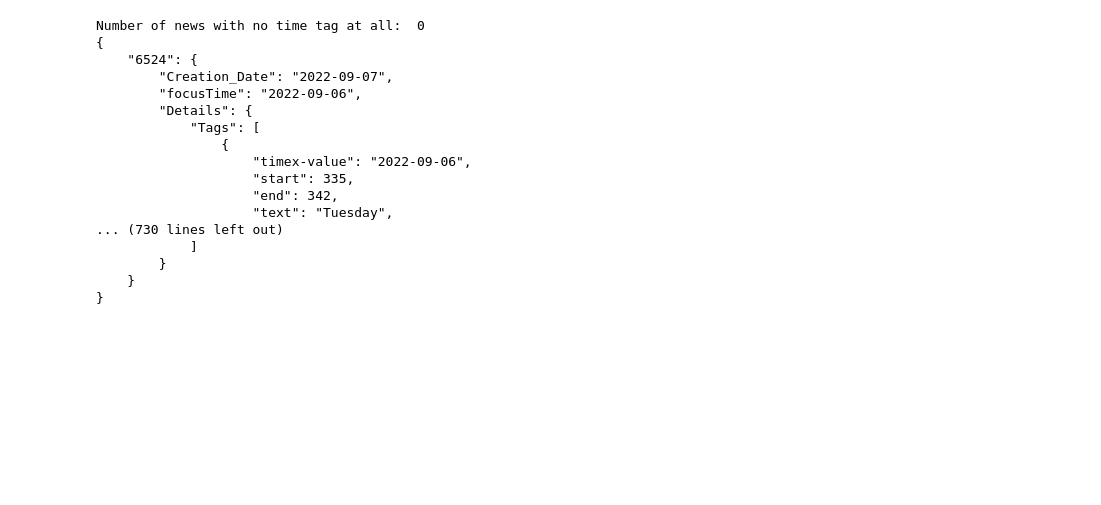
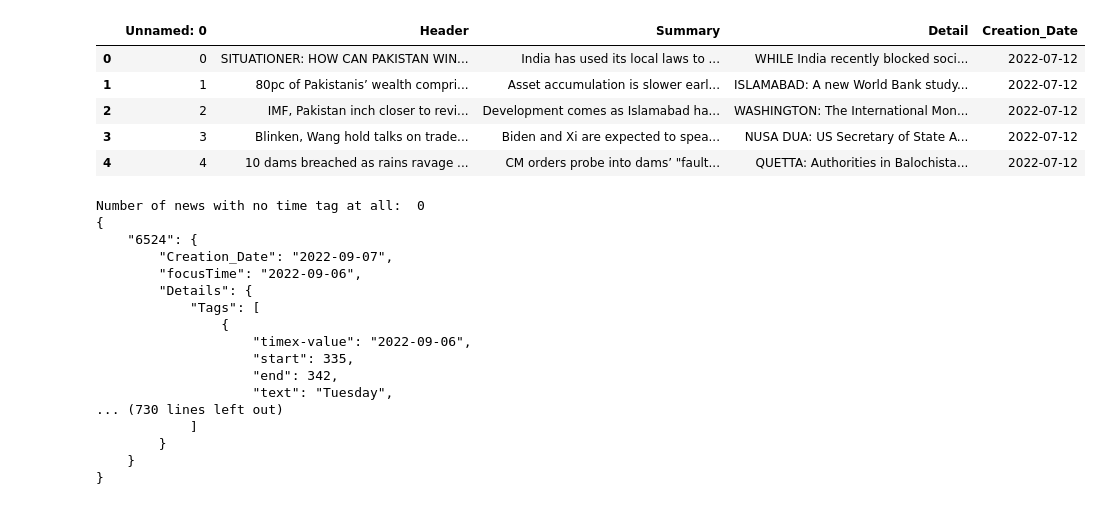
Before and after one commit to DanyalFaheem/NAaaS, a Jupyter notebook: Temporal specificity/temporal.ipynb, the cells around one changed output. Saved outputs shown, nothing was run; the diff lists cells and outputs as text; code cells hidden in the pictures; blank space fills up the shorter version.

```diff
--- a/Temporal specificity/temporal.ipynb
+++ b/Temporal specificity/temporal.ipynb
@@ -28,20 +28,27 @@
 # %%
 # len(timeData)
 import glob
 import pandas as pd
 import pathlib
 li = []
-for filename in glob.iglob(r'C:\Danyal\Work\FAST\Semester 7\Final Year Project - I\Dummy Project\NAaaS\Data_Generator\2022\**\*.csv', recursive=True):
+for filename in glob.iglob(r'..\Data_Generator\2022\**\*.csv', recursive=True):
     path = pathlib.PurePath(filename)
     # print(path.parent.name)
     df = pd.read_csv(filename, index_col=None, header=0, dtype="string")
     df['Creation_Date'] = path.parent.name
     li.append(df)
 df = pd.concat(li, axis=0, ignore_index=True)
 
 # for i in range(len(timeData)):
 #     print(timeData[i]['Header'])
-# df.head()
+df.head()
+# %% [output]
+|  | Unnamed: 0 | Header | Summary | Detail | Creation_Date |
+| 0 | 0 | SITUATIONER: HOW CAN PAKISTAN WIN... | India has used its local laws to ... | WHILE India recently blocked soci... | 2022-07-12 |
+| 1 | 1 | 80pc of Pakistanis’ wealth compri... | Asset accumulation is slower earl... | ISLAMABAD: A new World Bank study... | 2022-07-12 |
+| 2 | 2 | IMF, Pakistan inch closer to revi... | Development comes as Islamabad ha... | WASHINGTON: The International Mon... | 2022-07-12 |
+| 3 | 3 | Blinken, Wang hold talks on trade... | Biden and Xi are expected to spea... | NUSA DUA: US Secretary of State A... | 2022-07-12 |
+| 4 | 4 | 10 dams breached as rains ravage ... | CM orders probe into dams’ "fault... | QUETTA: Authorities in Balochista... | 2022-07-12 |
 # %%
 import json
 import readline
```
